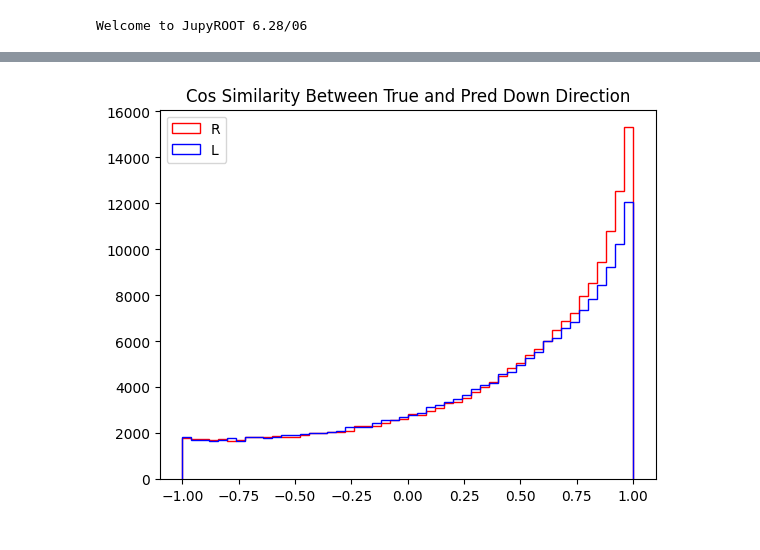
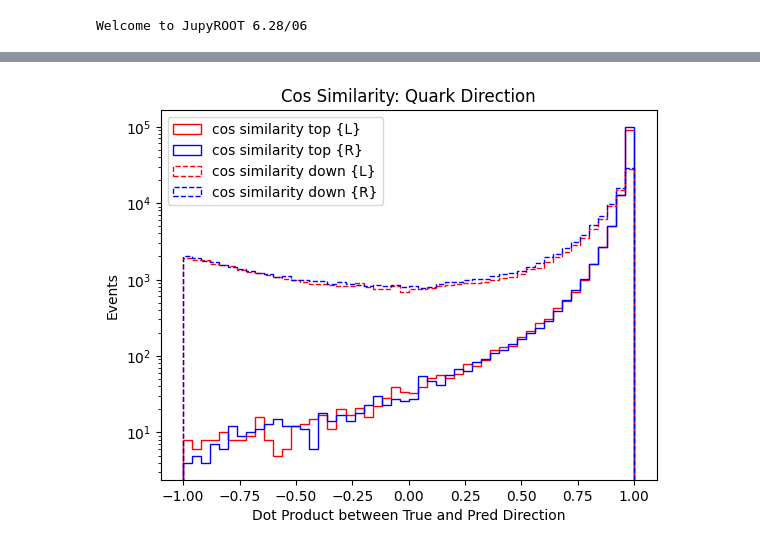
Before and after one commit to LukeV37/Top_Polarimetry, a Jupyter notebook: model/Analysis.ipynb, the cells around one changed output, grey strips where cells are left out. Cells and saved outputs as stored; diff of their text form; code cells hidden in the pictures.

Commit message:
bottom quark analysis

```diff
--- a/model/Analysis.ipynb
+++ b/model/Analysis.ipynb
@@ -127,14 +126,22 @@ plt.close()
+# %%
+top_cos_similarity_L = true_top_px_L_norm*pred_top_px_L_norm+true_top_py_L_norm*pred_top_py_L_norm+true_top_pz_L_norm*pred_top_pz_L_norm
+top_cos_similarity_R = true_top_px_R_norm*pred_top_px_R_norm+true_top_py_R_norm*pred_top_py_R_norm+true_top_pz_R_norm*pred_top_pz_R_norm
+# %%
+down_cos_similarity_L = true_down_px_L*pred_down_px_L_norm+true_down_py_L*pred_down_py_L_norm+true_down_pz_L*pred_down_pz_L_norm
+down_cos_similarity_R = true_down_px_R*pred_down_px_R_norm+true_down_py_R*pred_down_py_R_norm+true_down_pz_R*pred_down_pz_R_norm
 # %%
-cos_similarity_L = true_down_px_L*pred_down_px_L_norm+true_down_py_L*pred_down_py_L_norm+true_down_pz_L*pred_down_pz_L_norm
-cos_similarity_R = true_down_px_R*pred_down_px_R_norm+true_down_py_R*pred_down_py_R_norm+true_down_pz_R*pred_down_pz_R_norm
-
-plt.title("Cos Similarity Between True and Pred Down Direction")
-plt.hist(cos_similarity_R,bins=50,range=(-1,1),histtype='step',color='r',label='R')
-plt.hist(cos_similarity_L,bins=50,range=(-1,1),histtype='step',color='b',label='L')
+plt.title("Cos Similarity: Quark Direction")
+plt.hist(top_cos_similarity_L,histtype='step',bins=50,range=(-1,1),color='r',label='cos similarity top {L}',linestyle="-")
+plt.hist(top_cos_similarity_R,histtype='step',bins=50,range=(-1,1),color='b',label='cos similarity top {R}',linestyle="-")
+plt.hist(down_cos_similarity_L,histtype='step',bins=50,range=(-1,1),color='r',label='cos similarity down {L}',linestyle="--")
+plt.hist(down_cos_similarity_R,histtype='step',bins=50,range=(-1,1),color='b',label='cos similarity down {R}',linestyle="--")
+plt.yscale('log')
+plt.xlabel("Dot Product between True and Pred Direction")
+plt.ylabel("Events")
 plt.legend()
 plt.show()
 # %% [output]
-[figure, old version]
+[figure, new version]
 # %%
 def fit_beta(angles, polarization):
     # Convert list to numpy array
```
Also changed, not shown: parts of 8 cells of this notebook.
